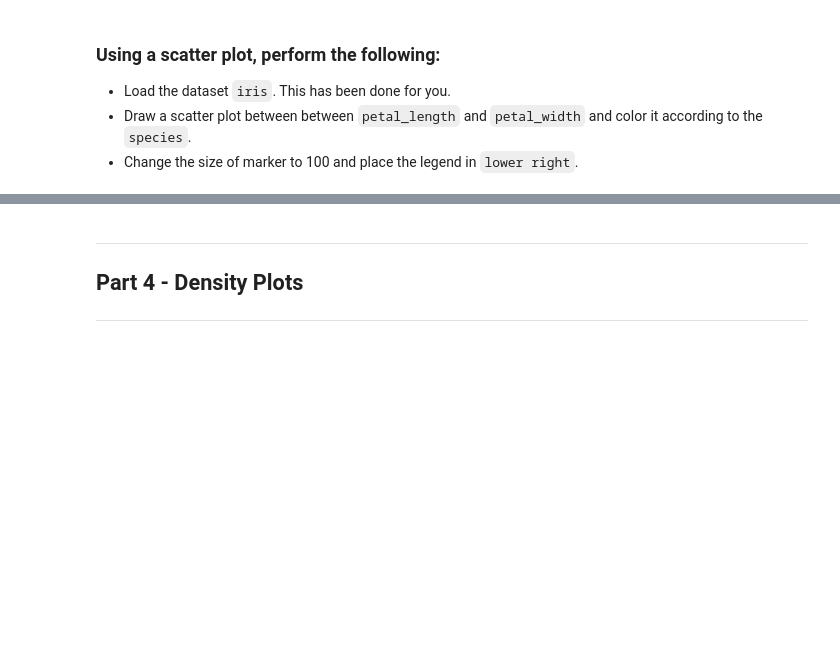
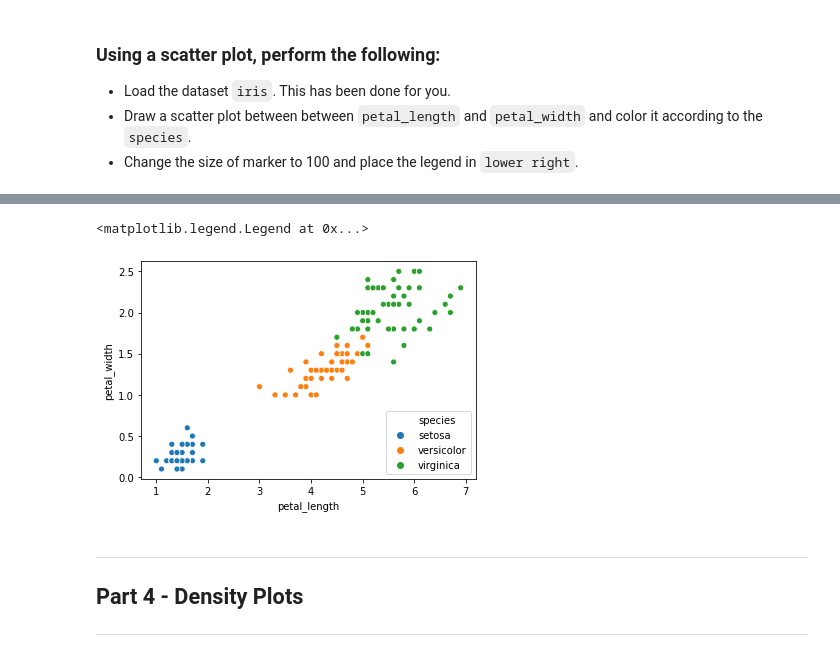
Before and after one commit to harshapriyanka/MachineLearning, a Jupyter notebook: SHALA-2020/Assignments/DataScience/L3/DS_Assignment_3_Solution.ipynb, the cells around one changed output, grey strips where cells are left out. Saved outputs shown, nothing was run; the diff lists cells and outputs as text; code cells hidden in the pictures; blank space fills up the shorter version.

```diff
--- a/SHALA-2020/Assignments/DataScience/L3/DS_Assignment_3_Solution.ipynb
+++ b/SHALA-2020/Assignments/DataScience/L3/DS_Assignment_3_Solution.ipynb
@@ -159,12 +189,11 @@ feature.
 # %%
-# library & dataset
-import seaborn as sns
-df = sns.load_dataset('iris')
-
 # Use the 'hue' argument to provide a factor variable
-
-
+sns.scatterplot(x=df.petal_length, y=df.petal_width, hue=df.species)
 # Move the legend to an empty part of the plot
+plt.legend(loc='lower right')
+# %% [output]
+<matplotlib.legend.Legend at 0x...>
+[figure, added]
 # %% [markdown]
 ---
 ## Part 4 - Density Plots
```
Also changed, not shown: parts of 10 cells of this notebook.
